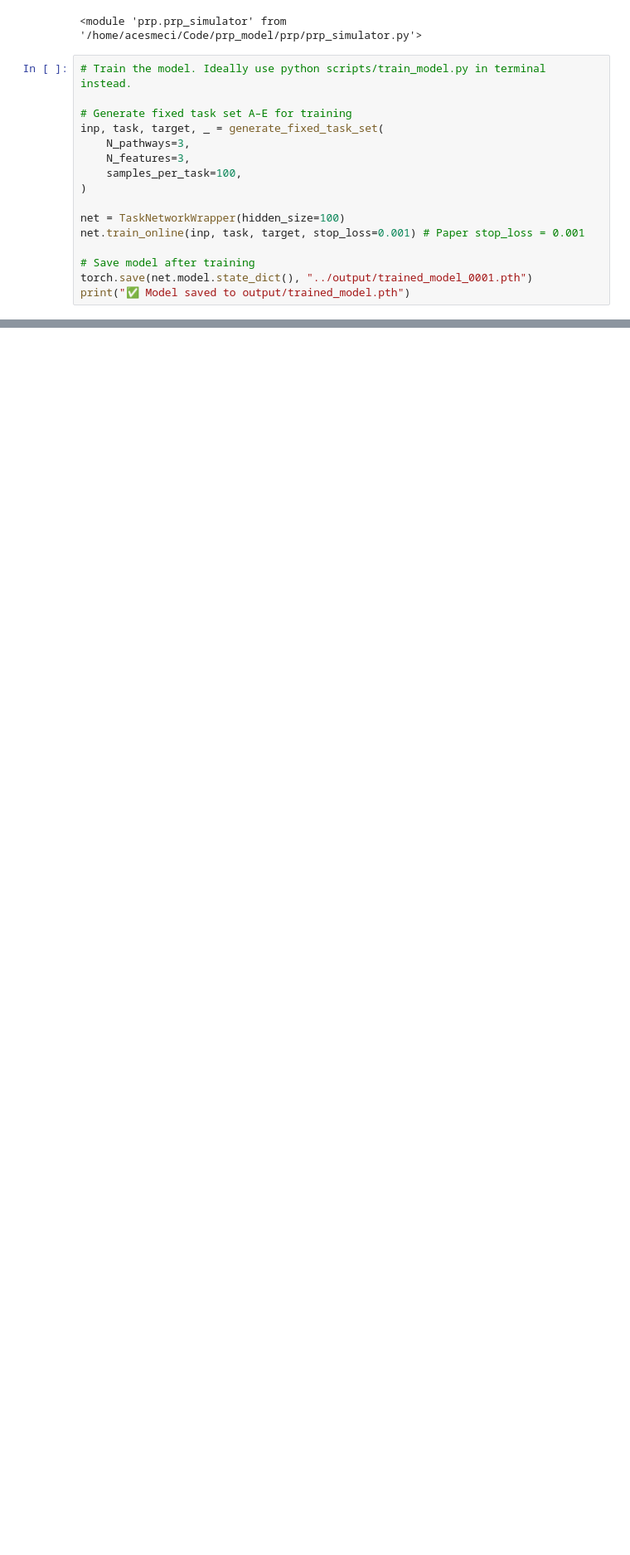
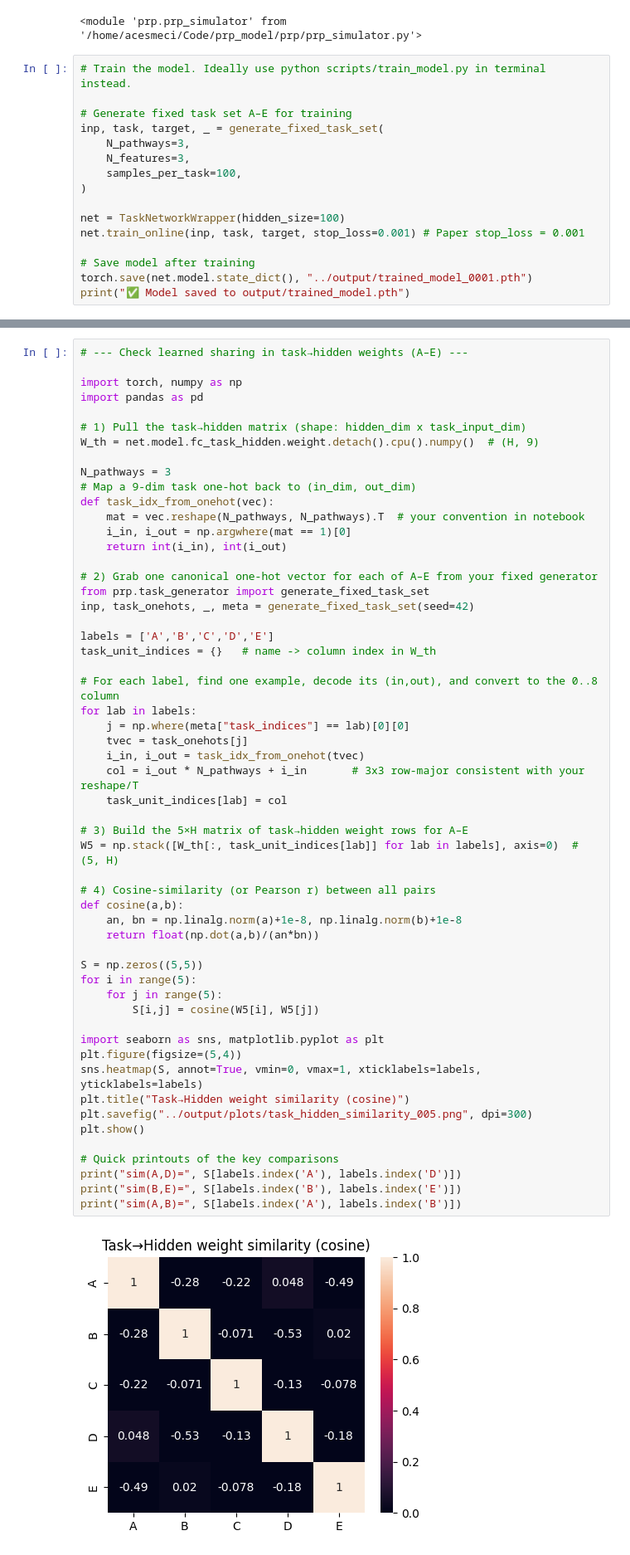
Before and after one commit to acesmeci/prp_model, a Jupyter notebook: notebooks/lca_experiments.ipynb, the cells around one changed output, grey strips where cells are left out. Shown at 83% size. Cells and saved outputs as stored; diff of their text form; blank space fills up the shorter version.

```diff
--- a/notebooks/lca_experiments.ipynb
+++ b/notebooks/lca_experiments.ipynb
@@ -217,0 +287,57 @@ plt.show()
+# %%
+# --- Check learned sharing in task→hidden weights (A–E) ---
+
+import torch, numpy as np
+import pandas as pd
+
+# 1) Pull the task→hidden matrix (shape: hidden_dim x task_input_dim)
+W_th = net.model.fc_task_hidden.weight.detach().cpu().numpy()  # (H, 9)
+
+N_pathways = 3
+# Map a 9-dim task one-hot back to (in_dim, out_dim)
+def task_idx_from_onehot(vec):
+    mat = vec.reshape(N_pathways, N_pathways).T  # your convention in notebook
+    i_in, i_out = np.argwhere(mat == 1)[0]
+    return int(i_in), int(i_out)
+
+# 2) Grab one canonical one-hot vector for each of A–E from your fixed generator
+from prp.task_generator import generate_fixed_task_set
+inp, task_onehots, _, meta = generate_fixed_task_set(seed=42)
+
+labels = ['A','B','C','D','E']
+task_unit_indices = {}   # name -> column index in W_th
+
+# For each label, find one example, decode its (in,out), and convert to the 0..8 column
+for lab in labels:
+    j = np.where(meta["task_indices"] == lab)[0][0]
+    tvec = task_onehots[j]
+    i_in, i_out = task_idx_from_onehot(tvec)
+    col = i_out * N_pathways + i_in       # 3x3 row-major consistent with your reshape/T
+    task_unit_indices[lab] = col
+
+# 3) Build the 5×H matrix of task→hidden weight rows for A–E
+W5 = np.stack([W_th[:, task_unit_indices[lab]] for lab in labels], axis=0)  # (5, H)
+
+# 4) Cosine-similarity (or Pearson r) between all pairs
+def cosine(a,b):
+    an, bn = np.linalg.norm(a)+1e-8, np.linalg.norm(b)+1e-8
+    return float(np.dot(a,b)/(an*bn))
+
+S = np.zeros((5,5))
+for i in range(5):
+    for j in range(5):
+        S[i,j] = cosine(W5[i], W5[j])
+
+import seaborn as sns, matplotlib.pyplot as plt
+plt.figure(figsize=(5,4))
+sns.heatmap(S, annot=True, vmin=0, vmax=1, xticklabels=labels, yticklabels=labels)
+plt.title("Task→Hidden weight similarity (cosine)")
+plt.savefig("../output/plots/task_hidden_similarity_005.png", dpi=300)
+plt.show()
+
+# Quick printouts of the key comparisons
+print("sim(A,D)=", S[labels.index('A'), labels.index('D')])
+print("sim(B,E)=", S[labels.index('B'), labels.index('E')])
+print("sim(A,B)=", S[labels.index('A'), labels.index('B')])
+# %% [output]
+[figure, added]
```
Also changed, not shown: parts of 10 cells of this notebook, 3 other files.
